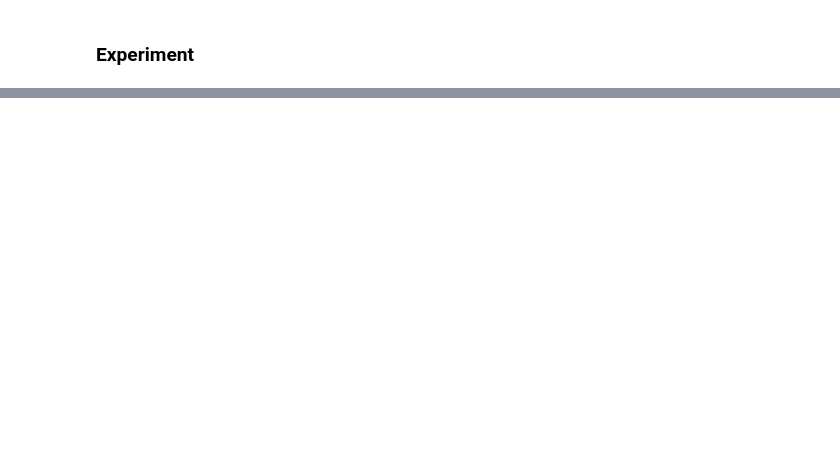
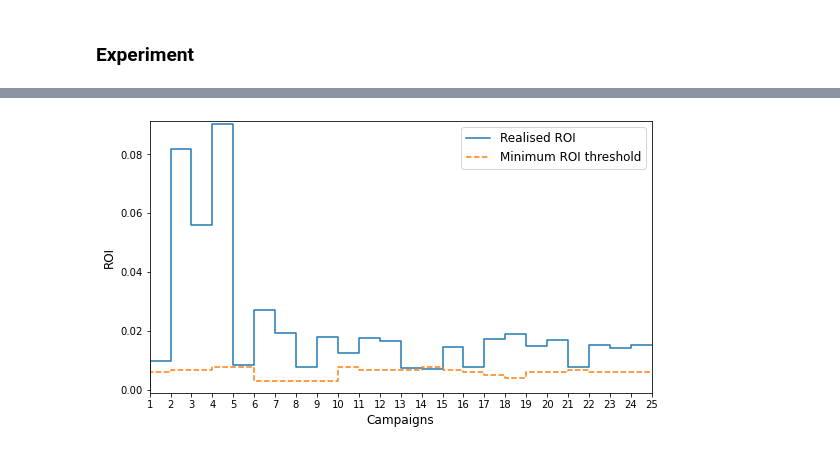
Before and after one commit to buseskorkmaz/ARTEO, a Jupyter notebook: advertisement-case-study/bid-opt.ipynb, the cells around one changed output, grey strips where cells are left out. Saved outputs shown, nothing was run; the diff lists cells and outputs as text; code cells hidden in the pictures; blank space fills up the shorter version.

```diff
--- a/advertisement-case-study/bid-opt.ipynb
+++ b/advertisement-case-study/bid-opt.ipynb
@@ -1042,0 +826,18 @@ Name: opt_prices, dtype: float64
+# %%
+# Reproduce Figure 7
+thresholds = [0, 0.006, 0.007, 0.007, 0.008, 0.008, 0.003, 0.003, 0.003, 0.003, 0.008, 0.007, 0.007, 0.007, 0.008, 0.007, 0.006, 0.005, 0.004, 0.006, 0.006, 0.007, 0.006, 0.006, 0.006]
+
+xs = [i for i in range(1,len(rois))]
+
+plt.figure(figsize=(9,5))
+plt.step(xs, rois[:-1], label="Realised ROI")
+plt.step(xs, thresholds, "--", label="Minimum ROI threshold")
+plt.xlabel("Campaigns", fontsize=12)
+plt.ylabel("ROI", fontsize=12)
+plt.margins(0,0.01)
+plt.xticks(xs)
+plt.legend(prop={'size': 12})
+# plt.savefig("ROI-fig.png", dpi=600)
+plt.show()
+# %% [output]
+[figure, added]
```
Also changed, not shown: parts of 17 cells of this notebook.
